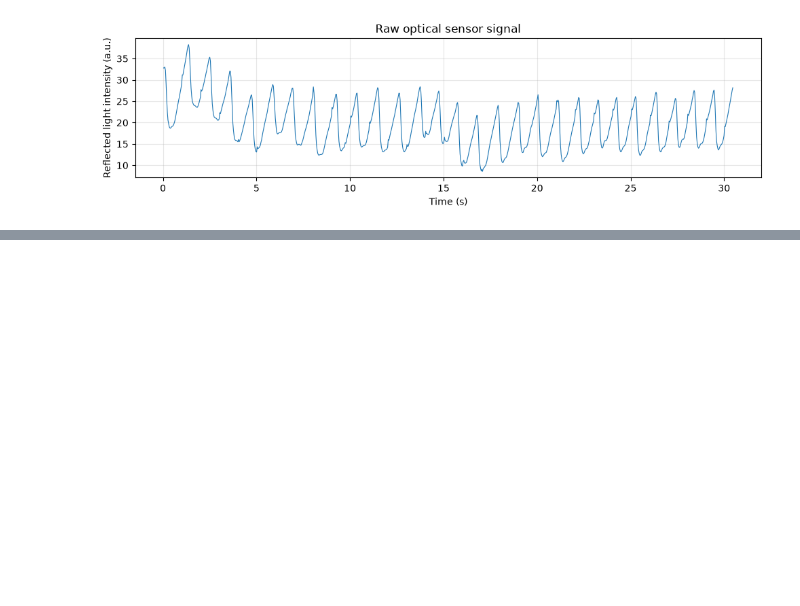
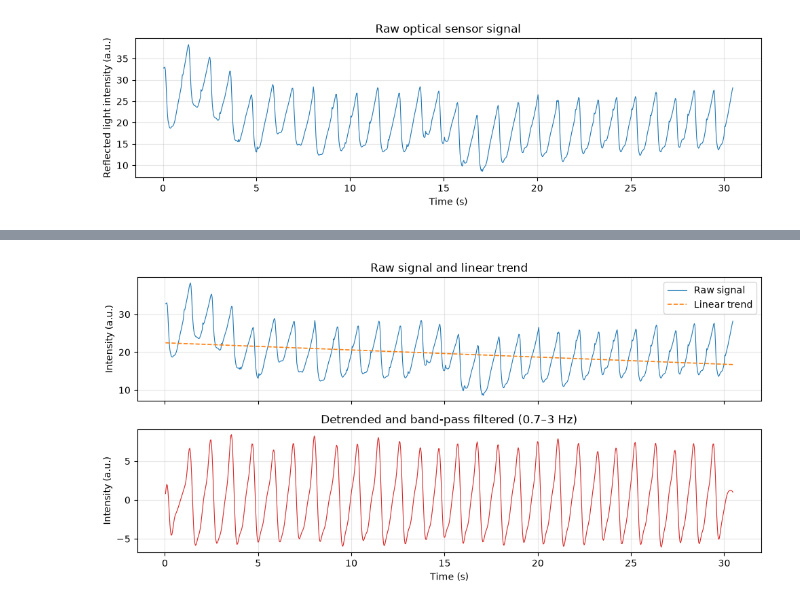
Before and after one commit to lihaoZHew/MPHY0058-heart-rate, a Jupyter notebook: heart_rate.ipynb, the cells around one changed output, grey strips where cells are left out. Cells and saved outputs as stored; diff of their text form; code cells hidden in the pictures; blank space fills up the shorter version.

Commit message:
Add detrend and bandpass filter

```diff
--- a/heart_rate.ipynb
+++ b/heart_rate.ipynb
@@ -41,0 +45,31 @@ plt.show()                                               # display the figure in
+# %%
+def bandpass(x, fs, low=0.7, high=3.0, order=3):
+    """Zero-phase Butterworth band-pass filter keeping the heart-rate band."""
+    b, a = butter(order, [low, high], btype="band", fs=fs)  # design the filter coefficients
+    return filtfilt(b, a, x)                                # filter forwards and backwards: no time delay
+
+
+x_detrended = detrend(x)                     # remove the linear baseline drift
+trend = x - x_detrended                      # the straight line that was removed (for plotting)
+x_filtered = bandpass(x_detrended, fs)       # keep only 0.7–3 Hz (42–180 bpm)
+
+fig, axes = plt.subplots(2, 1, figsize=(10, 5), sharex=True)        # two panels sharing the time axis
+
+axes[0].plot(t, x, linewidth=0.8, label="Raw signal")                # top: raw data
+axes[0].plot(t, trend, "--", linewidth=1.2, label="Linear trend")    # top: the drift being removed
+axes[0].set_ylabel("Intensity (a.u.)")
+axes[0].set_title("Raw signal and linear trend")
+axes[0].legend(loc="upper right")
+axes[0].grid(alpha=0.3)
+
+axes[1].plot(t, x_filtered, color="tab:red", linewidth=0.8)          # bottom: cleaned signal
+axes[1].set_xlabel("Time (s)")
+axes[1].set_ylabel("Intensity (a.u.)")
+axes[1].set_title("Detrended and band-pass filtered (0.7–3 Hz)")
+axes[1].grid(alpha=0.3)
+
+fig.tight_layout()
+fig.savefig("figures/A2_filtered_signal.png", dpi=200)               # save for the report
+plt.show()
+# %% [output]
+[figure, added]
```
Also changed, not shown: parts of 1 cell of this notebook, 1 other file.
